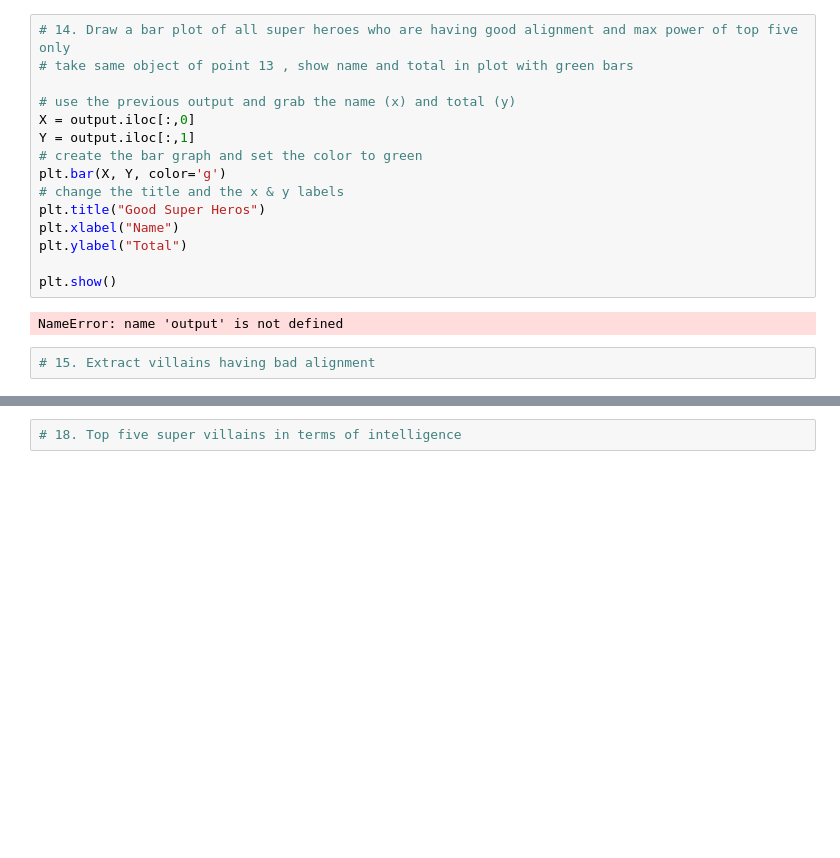
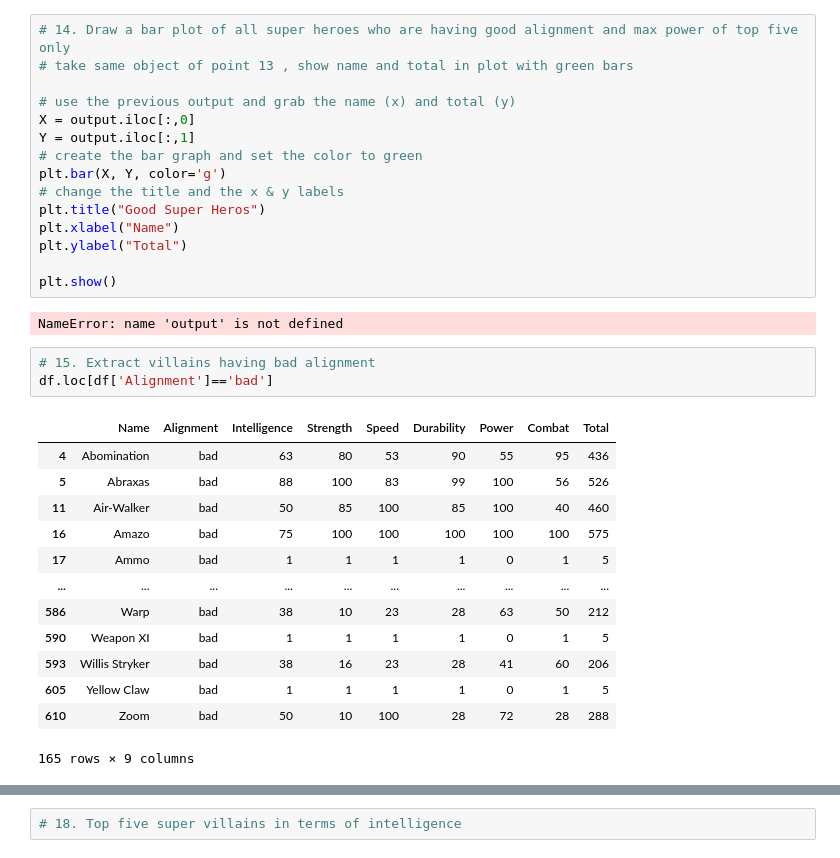
Before and after one commit to Thien-Nguyen-Git/Superhero_Power, a Jupyter notebook: Superhero_Powers.ipynb, the cells around one changed output, grey strips where cells are left out. Saved outputs shown, nothing was run; the diff lists cells and outputs as text; blank space fills up the shorter version.

Commit message:
Update Villains
Updating the super powers and stats but with Villains

```diff
--- a/Superhero_Powers.ipynb
+++ b/Superhero_Powers.ipynb
@@ -146,5 +146,20 @@ plt.show()
 NameError: name 'output' is not defined
 # %%
 # 15. Extract villains having bad alignment
+df.loc[df['Alignment']=='bad']
+# %% [output]
+|  | Name | Alignment | Intelligence | Strength | Speed | Durability | Power | Combat | Total |
+| 4 | Abomination | bad | 63 | 80 | 53 | 90 | 55 | 95 | 436 |
+| 5 | Abraxas | bad | 88 | 100 | 83 | 99 | 100 | 56 | 526 |
+| 11 | Air-Walker | bad | 50 | 85 | 100 | 85 | 100 | 40 | 460 |
+| 16 | Amazo | bad | 75 | 100 | 100 | 100 | 100 | 100 | 575 |
+| 17 | Ammo | bad | 1 | 1 | 1 | 1 | 0 | 1 | 5 |
+| ... | ... | ... | ... | ... | ... | ... | ... | ... | ... |
+| 586 | Warp | bad | 38 | 10 | 23 | 28 | 63 | 50 | 212 |
+| 590 | Weapon XI | bad | 1 | 1 | 1 | 1 | 0 | 1 | 5 |
+| 593 | Willis Stryker | bad | 38 | 16 | 23 | 28 | 41 | 60 | 206 |
+| 605 | Yellow Claw | bad | 1 | 1 | 1 | 1 | 0 | 1 | 5 |
+| 610 | Zoom | bad | 50 | 10 | 100 | 28 | 72 | 28 | 288 |
+165 rows × 9 columns
 # %%
 # 16. Show first five records of point 15
```
Also changed, not shown: parts of 2 cells of this notebook.
